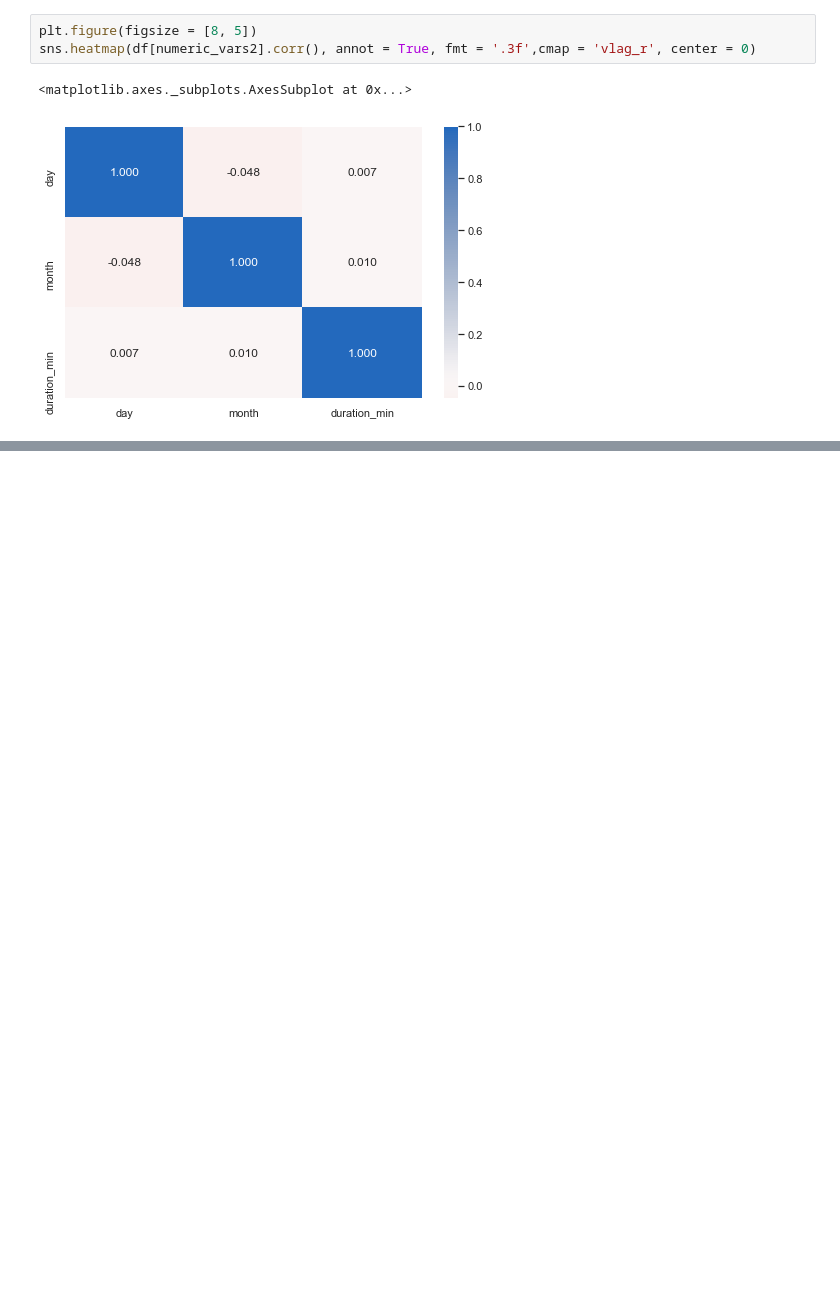
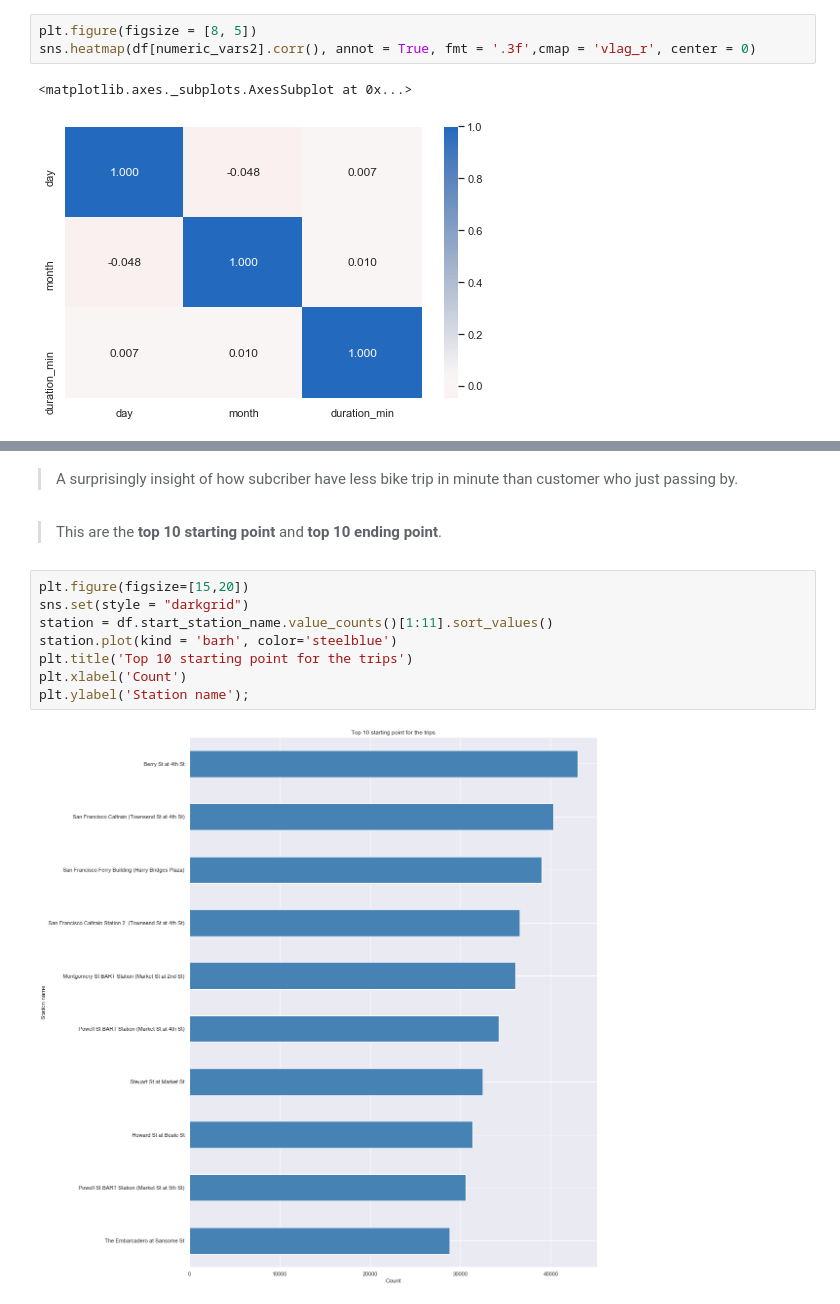
Before and after one commit to isaphu/Data-Visualization-of-Ford-Gobike-2019, a Jupyter notebook: 2019_Ford_Gobike_Bike_Wheel_Data_Visualization.ipynb, the cells around one changed output, grey strips where cells are left out. Saved outputs shown, nothing was run; the diff lists cells and outputs as text; blank space fills up the shorter version.

```diff
--- a/2019_Ford_Gobike_Bike_Wheel_Data_Visualization.ipynb
+++ b/2019_Ford_Gobike_Bike_Wheel_Data_Visualization.ipynb
@@ -287,0 +292,14 @@ df.head()
+# %% [markdown]
+> A surprisingly insight of how subcriber have less bike trip in minute than customer who just passing by.
+# %% [markdown]
+> This are the <strong>top 10 starting point</strong> and <strong>top 10 ending point</strong>.
+# %%
+plt.figure(figsize=[15,20])
+sns.set(style = "darkgrid")
+station = df.start_station_name.value_counts()[1:11].sort_values()
+station.plot(kind = 'barh', color='steelblue')
+plt.title('Top 10 starting point for the trips')
+plt.xlabel('Count')
+plt.ylabel('Station name');
+# %% [output]
+[figure, added]
```
Also changed, not shown: parts of 20 cells of this notebook.
